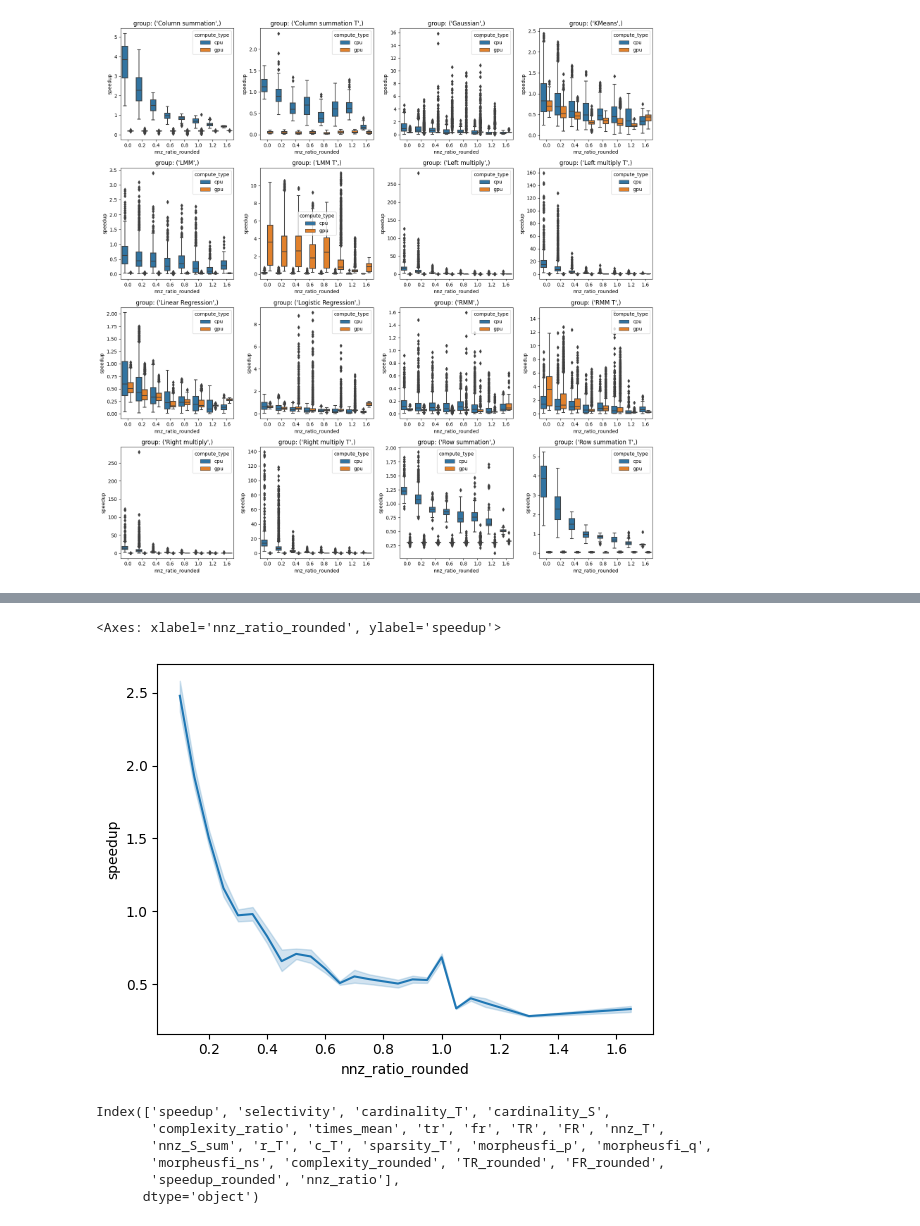
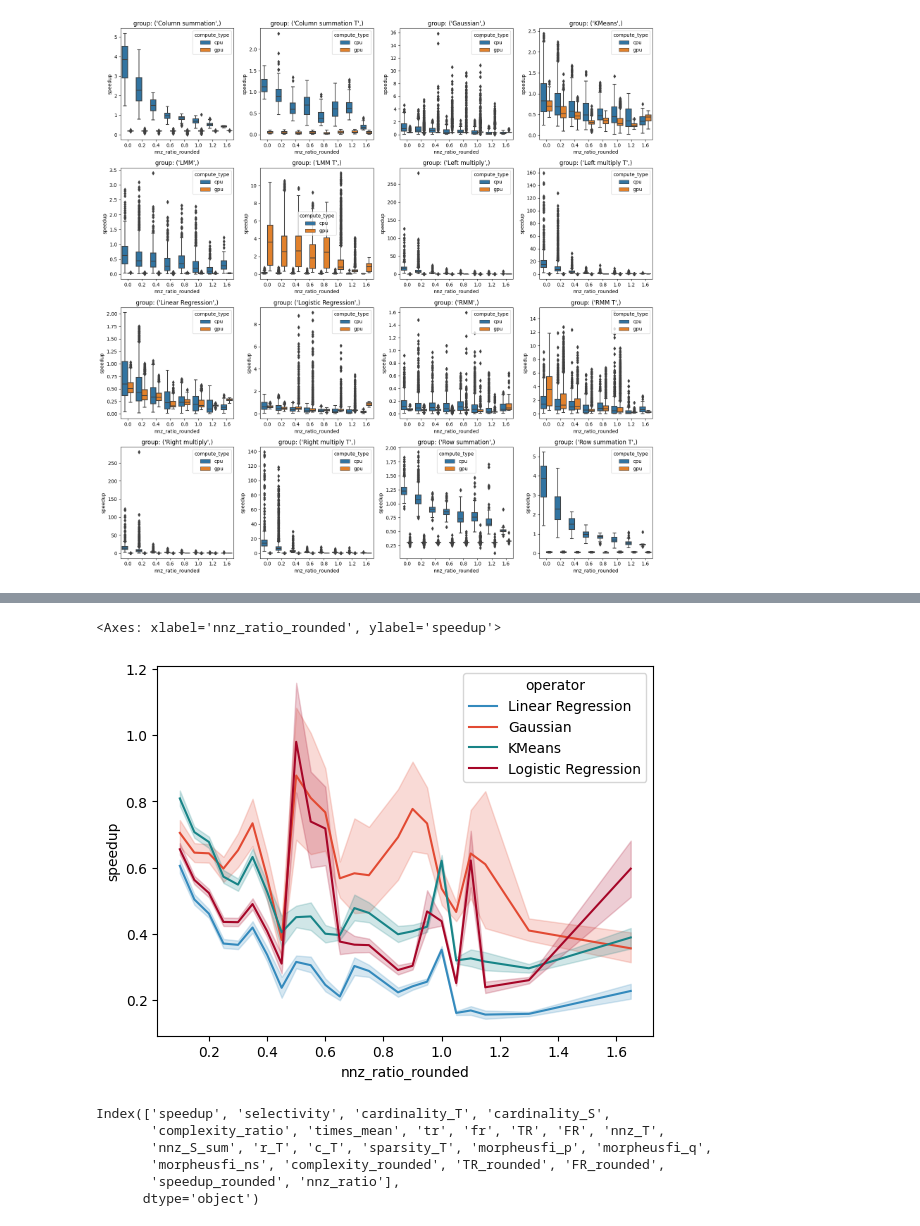
Before and after one commit to ptemarvelde/msc-thesis-figures, a Jupyter notebook: cost-estimation/motivation playground.ipynb, the cells around one changed output, grey strips where cells are left out. Cells and saved outputs as stored; diff of their text form; code cells hidden in the pictures.

```diff
--- a/cost-estimation/motivation playground.ipynb
+++ b/cost-estimation/motivation playground.ipynb
@@ -38,9 +84,16 @@ sns.lineplot(data=runtime_df[runtime_df.operator =='Gaussian'][:10000], x='compl
 def round_partial (value, resolution):
     return round(round(value / resolution) * resolution, 2)
 
-runtime_df['complexity_rounded'] = runtime_df.complexity_ratio.apply(lambda x: round_partial(x, 2))
+runtime_df['complexity_rounded'] = runtime_df.complexity_ratio.apply(lambda x: round_partial(x, 0.5))
 runtime_df['TR_rounded'] = runtime_df.TR.apply(lambda x: round_partial(x, 2))
 runtime_df['FR_rounded'] = runtime_df.FR.apply(lambda x: round_partial(x, 2))
 runtime_df['speedup_rounded'] = runtime_df.speedup.apply(lambda x: round(x,1))
 runtime_df['nnz_ratio'] = runtime_df.nnz_S_sum / runtime_df.nnz_T
-runtime_df['nnz_ratio_rounded'] = runtime_df.nnz_ratio.apply(lambda x: round_partial(x, 0.05))
+runtime_df['nnz_ratio_rounded'] = runtime_df.nnz_ratio.apply(lambda x: round_partial(x, 0.15))
+runtime_df['sparsity_S'] = 1 - (runtime_df.nnz_S.apply(sum) / (runtime_df.r_S * runtime_df.c_S).apply(sum))
+runtime_df['sparsity_S_rounded'] = 1 - runtime_df.sparsity_S.apply(lambda x: round_partial(x, 0.1))
+
+runtime_df['sparsity_T_rounded'] = runtime_df.sparsity_T.apply(lambda x: round_partial(x, 0.1))
+runtime_df['sparsity_ratio'] = (runtime_df.sparsity_S / runtime_df.sparsity_T)
+runtime_df['sparsity_ratio_rounded'] = runtime_df.sparsity_ratio.fillna(1.0).apply(lambda x: round_partial(x, 0.5))
+runtime_df['nnz_inverse'] = (1/runtime_df.nnz_ratio).apply(lambda x: round_partial(x, 0.5))
@@ -81,12 +175,13 @@ sns.kdeplot(runtime_df, x='nnz_ratio', y='complexity_ratio')
 # %%
 fig,ax = plt.subplots()
-sns.lineplot(runtime_df, x='nnz_ratio_rounded', y='speedup',
+sns.lineplot(runtime_df[runtime_df.operator.isin(MODEL_OPERATORS)], x='nnz_ratio_rounded', y='speedup',
             #  hue='compute_type',
+            hue='operator',
              ax=ax, errorbar=('ci', 99))
 # ax.set_yscale('log')
 # %% [output]
 <Axes: xlabel='nnz_ratio_rounded', ylabel='speedup'>
-[figure, old version]
+[figure, new version]
 # %%
 numerical_columns = runtime_df.select_dtypes(include=['int64', 'float64']).columns
 print(numerical_columns)
```
Also changed, not shown: parts of 18 cells of this notebook, 1 other file.
